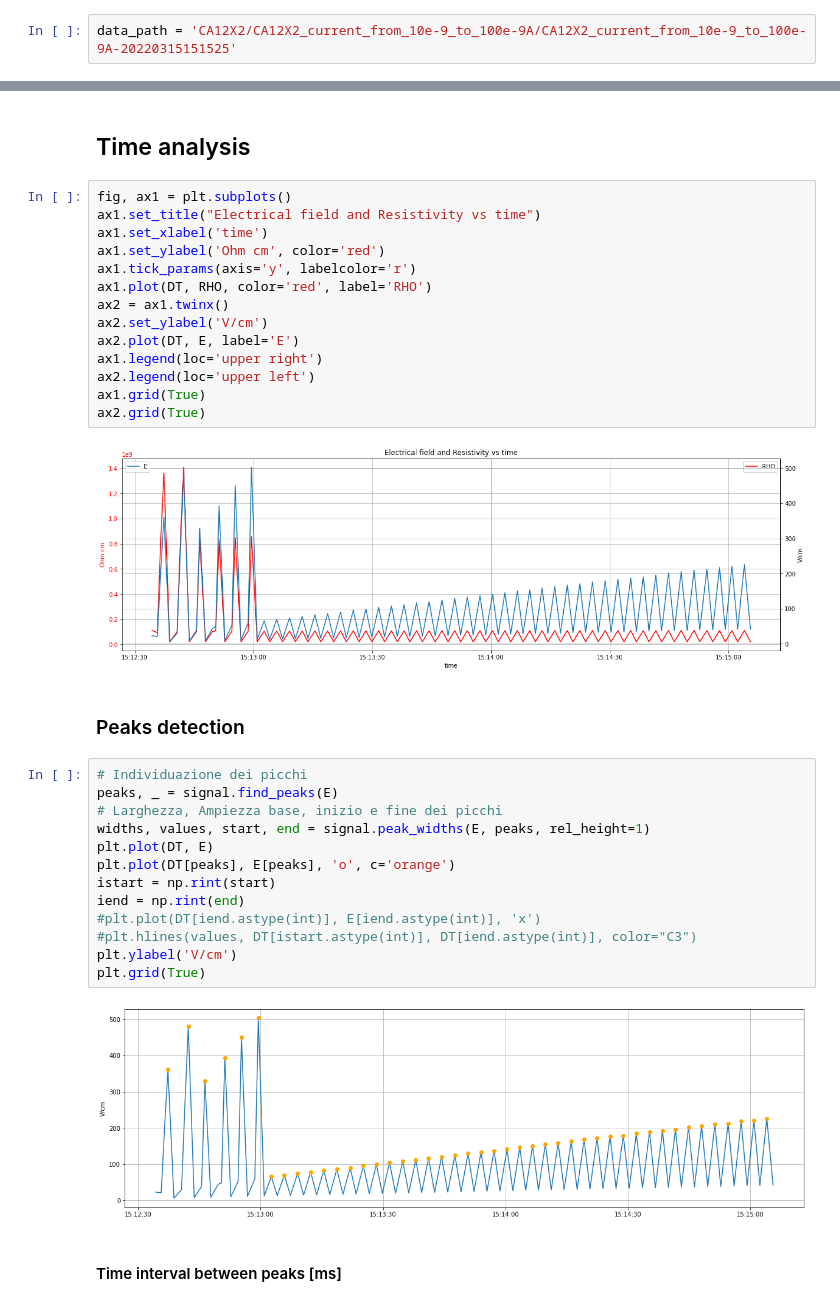
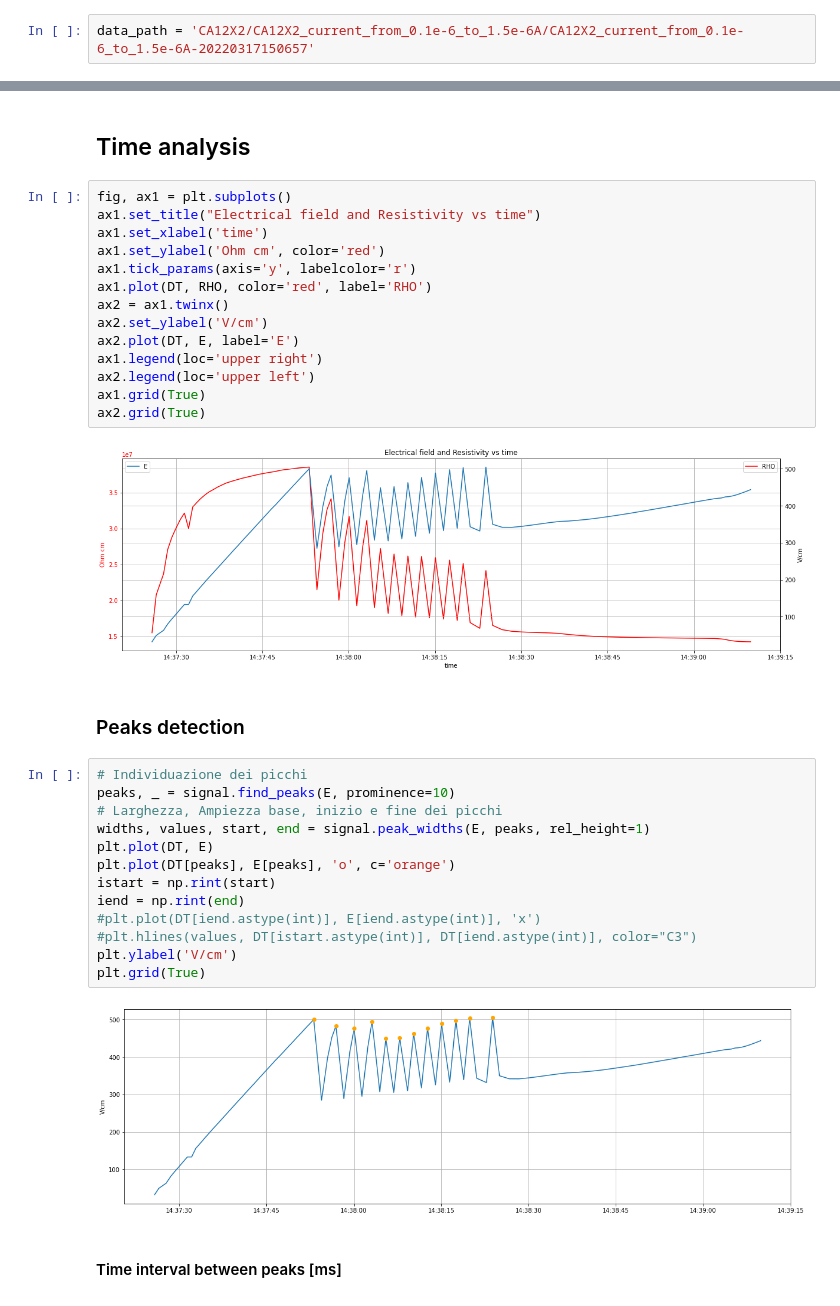
Before and after one commit to cliagit/spin-lab-data, a Jupyter notebook: exp_analysis_ca12x2-page_2.ipynb, the cells around one changed output, grey strips where cells are left out. Drawn from its saved outputs; the diff is of its cells as text.

```diff
--- a/exp_analysis_ca12x2-page_2.ipynb
+++ b/exp_analysis_ca12x2-page_2.ipynb
@@ -31,7 +31,7 @@ plt.rcParams['figure.figsize'] = [20, 6]
 # %% [markdown]
 ## Loading experiment data
 # %%
-data_path = 'CA12X2/CA12X2_current_from_10e-9_to_100e-9A/CA12X2_current_from_10e-9_to_100e-9A-20220315151525'
+data_path = 'CA12X2/CA12X2_current_from_0.1e-6_to_1.5e-6A/CA12X2_current_from_0.1e-6_to_1.5e-6A-20220317150657'
 # %%
 with open(data_path, "r", encoding='utf-8') as file_desc:
     text = file_desc.read()
@@ -134,24 +136,24 @@ ax2.legend(loc='upper left')
 ax1.grid(True)
 ax2.grid(True)
 # %% [output]
-[figure, old version]
+[figure, new version]
 # %% [markdown]
 ### Peaks detection
 # %%
 # Individuazione dei picchi
-peaks, _ = signal.find_peaks(E)
+peaks, _ = signal.find_peaks(E, prominence=10)
 # Larghezza, Ampiezza base, inizio e fine dei picchi
 widths, values, start, end = signal.peak_widths(E, peaks, rel_height=1)
 plt.plot(DT, E)
 plt.plot(DT[peaks], E[peaks], 'o', c='orange')
 istart = np.rint(start)
 iend = np.rint(end)
 #plt.plot(DT[iend.astype(int)], E[iend.astype(int)], 'x')
 #plt.hlines(values, DT[istart.astype(int)], DT[iend.astype(int)], color="C3")
 plt.ylabel('V/cm')
 plt.grid(True)
 # %% [output]
-[figure, old version]
+[figure, new version]
 # %% [markdown]
 #### Time interval between peaks [ms]
 # %%
```
Also changed, not shown: parts of 15 cells of this notebook, 4 other files.
